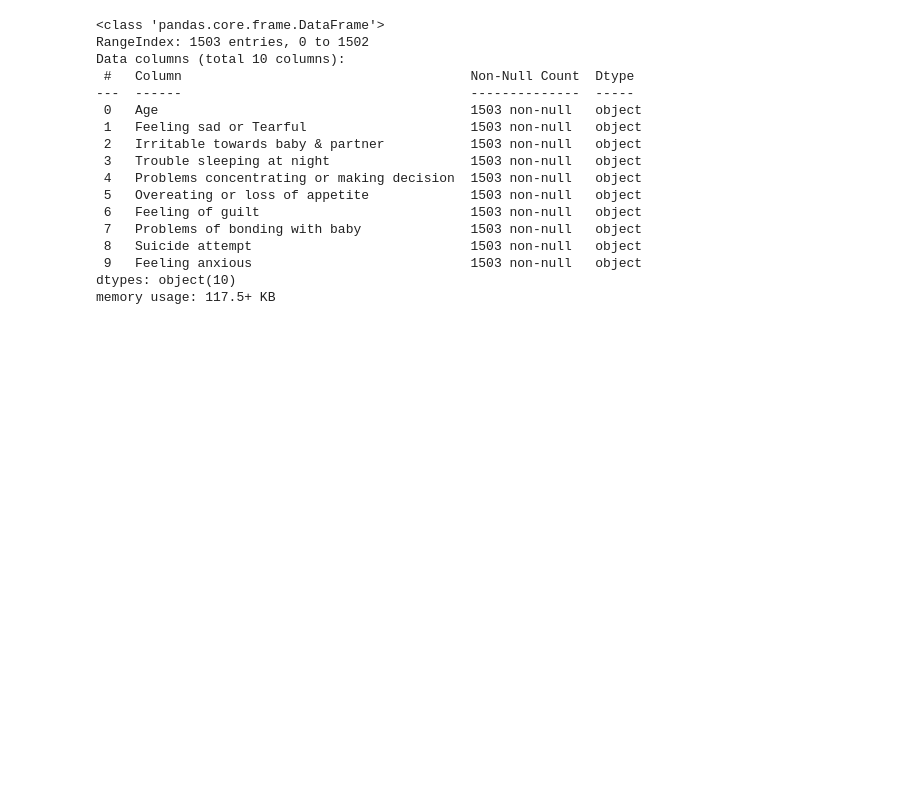
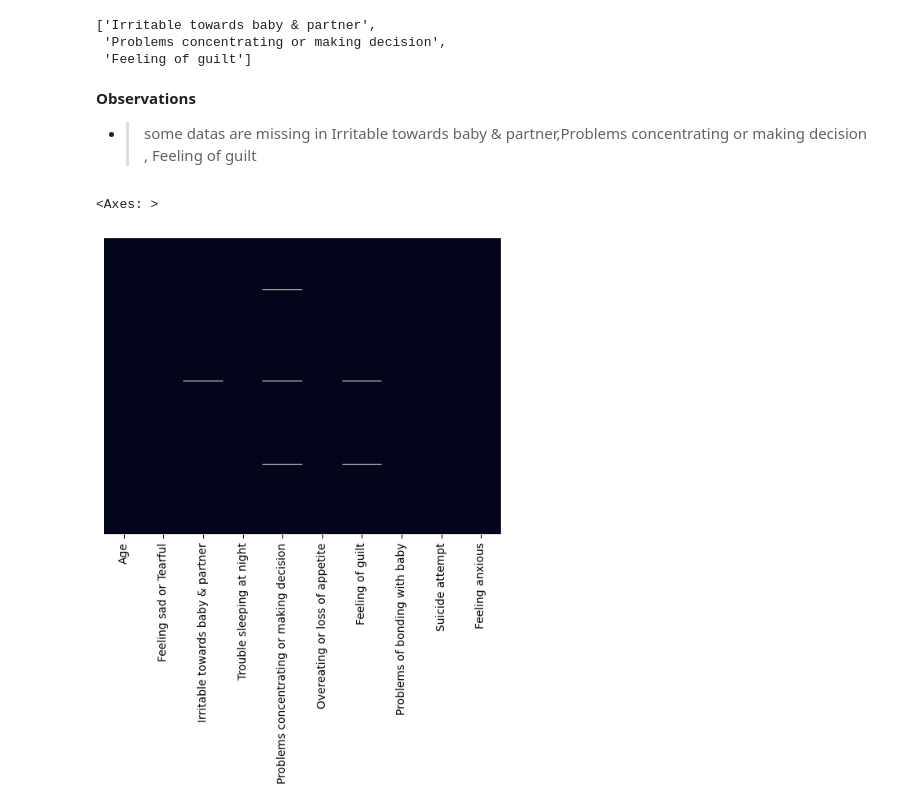
Before and after one commit to sherrywilly/CE880_Case_Study, a Jupyter notebook: case_study.ipynb, the cells around one changed output. Saved outputs shown, nothing was run; the diff lists cells and outputs as text; code cells hidden in the pictures; blank space fills up the shorter version.

```diff
--- a/case_study.ipynb
+++ b/case_study.ipynb
@@ -93,3 +66,0 @@ dtype: bool
-# %%
-# df.dropna(inplace=True) # droped rows with empty values
-df.fillna('No', inplace=True) # filled empty fields with 0 = False = No
@@ -104,20 +67,14 @@ df.describe()
-# %%
-df.info()
-# %% [output]
-<class 'pandas.core.frame.DataFrame'>
-RangeIndex: 1503 entries, 0 to 1502
-Data columns (total 10 columns):
- #   Column                                     Non-Null Count  Dtype
----  ------                                     --------------  -----
- 0   Age                                        1503 non-null   object
- 1   Feeling sad or Tearful                     1503 non-null   object
- 2   Irritable towards baby & partner           1503 non-null   object
- 3   Trouble sleeping at night                  1503 non-null   object
- 4   Problems concentrating or making decision  1503 non-null   object
- 5   Overeating or loss of appetite             1503 non-null   object
- 6   Feeling of guilt                           1503 non-null   object
- 7   Problems of bonding with baby              1503 non-null   object
- 8   Suicide attempt                            1503 non-null   object
- 9   Feeling anxious                            1503 non-null   object
-dtypes: object(10)
-memory usage: 117.5+ KB
+# %%
+[features for features in df.columns if df[features].isnull().sum()>0]
+# %% [output]
+['Irritable towards baby & partner',
+ 'Problems concentrating or making decision',
+ 'Feeling of guilt']
+# %% [markdown]
+**Observations**
+- > some datas are missing in  Irritable towards baby & partner,Problems concentrating or making decision , Feeling of guilt
+# %%
+sns.heatmap(df.isnull(),yticklabels=False,cbar=False)
+# %% [output]
+<Axes: >
+[figure, added]
```
Also changed, not shown: parts of 16 cells of this notebook.
